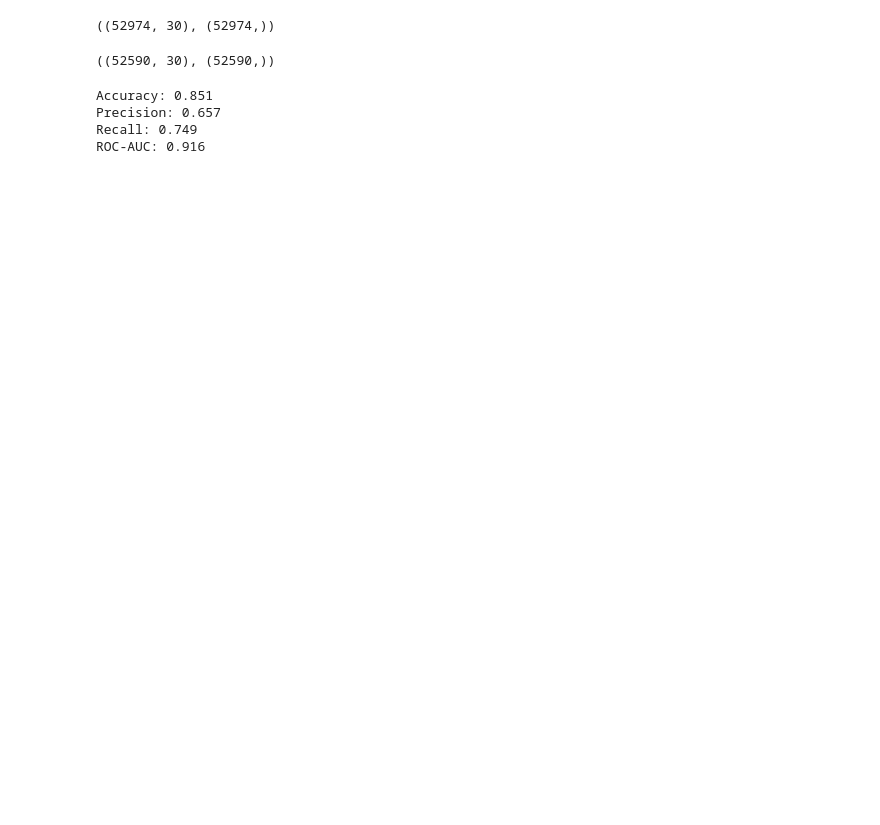
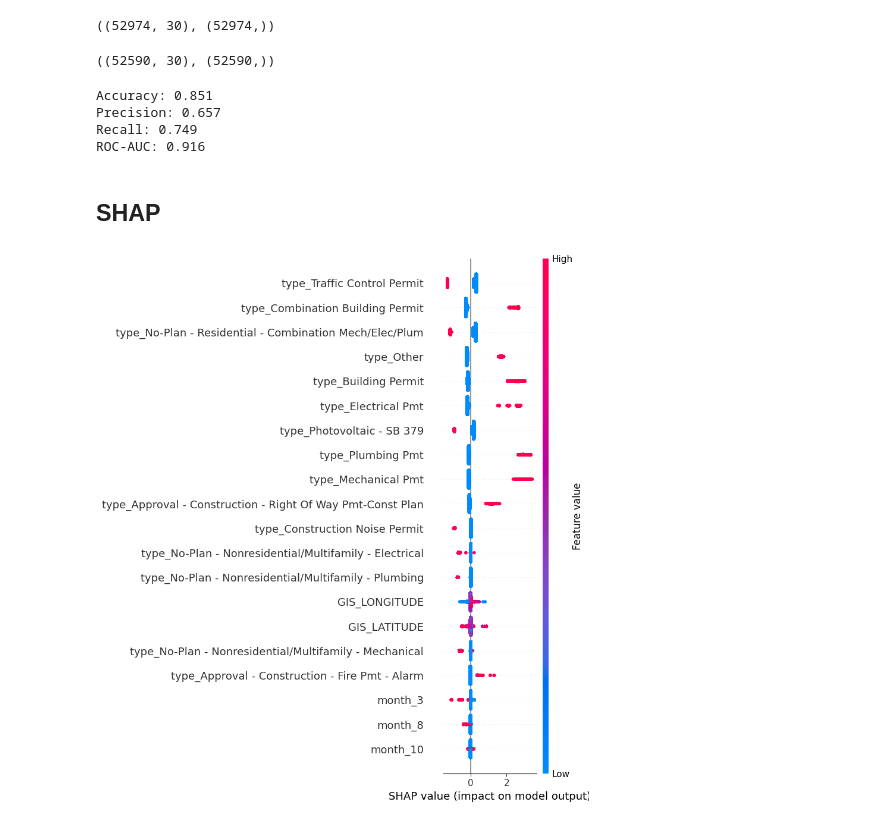
Before and after one commit to andykkimm/sd-permit-delays, a Jupyter notebook: eda.ipynb, the cells around one changed output. Drawn from its saved outputs; the diff is of its cells as text; code cells hidden in the pictures; blank space fills up the shorter version.

Commit message:
added shap!

```diff
--- a/eda.ipynb
+++ b/eda.ipynb
@@ -428,3 +440,14 @@ Accuracy: 0.851
 Precision: 0.657
 Recall: 0.749
 ROC-AUC: 0.916
+# %% [markdown]
+## SHAP
+# %%
+import shap
+
+explainer = shap.TreeExplainer(model)
+shap_values = explainer.shap_values(X_test)
+
+shap.summary_plot(shap_values, X_test)
+# %% [output]
+[figure, added]
```
Also changed, not shown: parts of 2 cells of this notebook, 1 other file.
